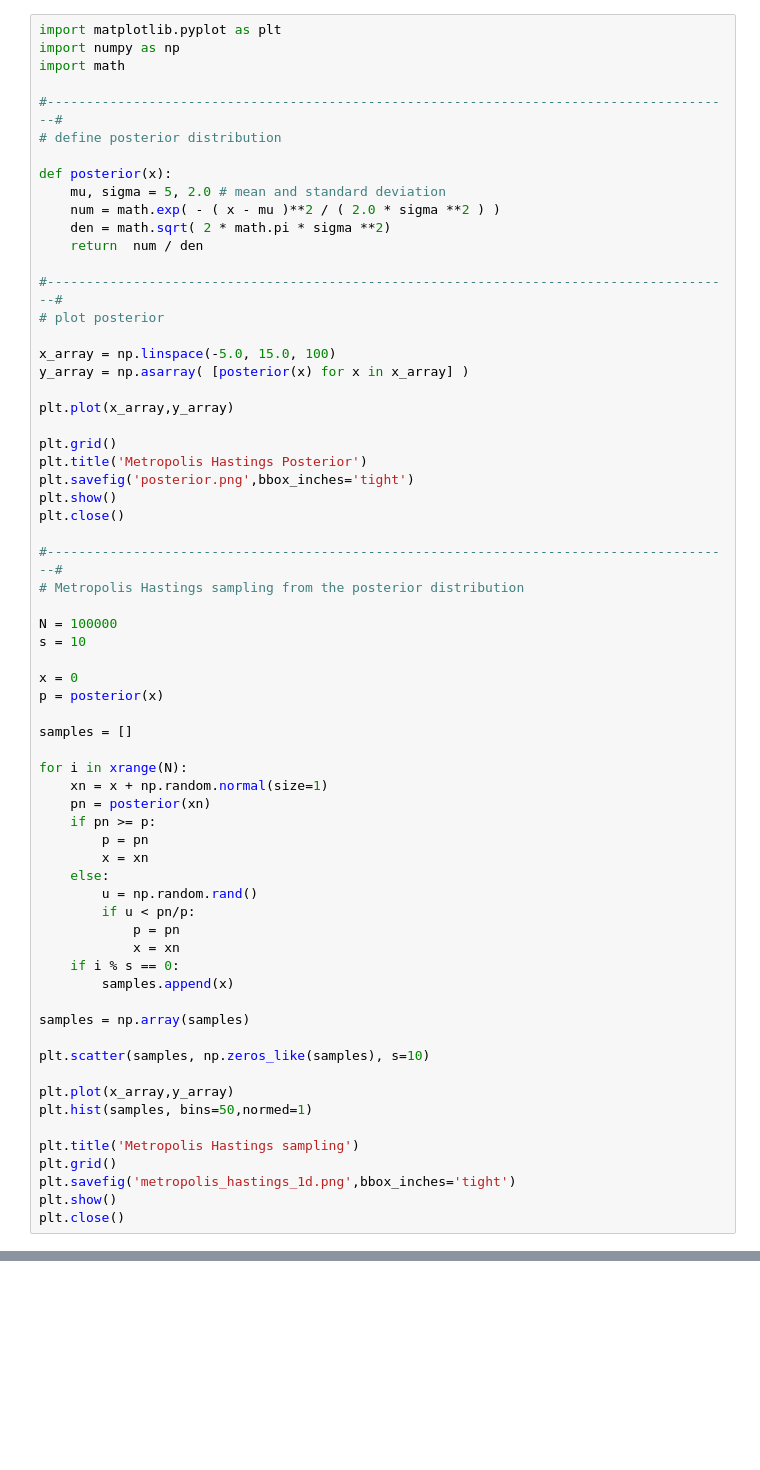
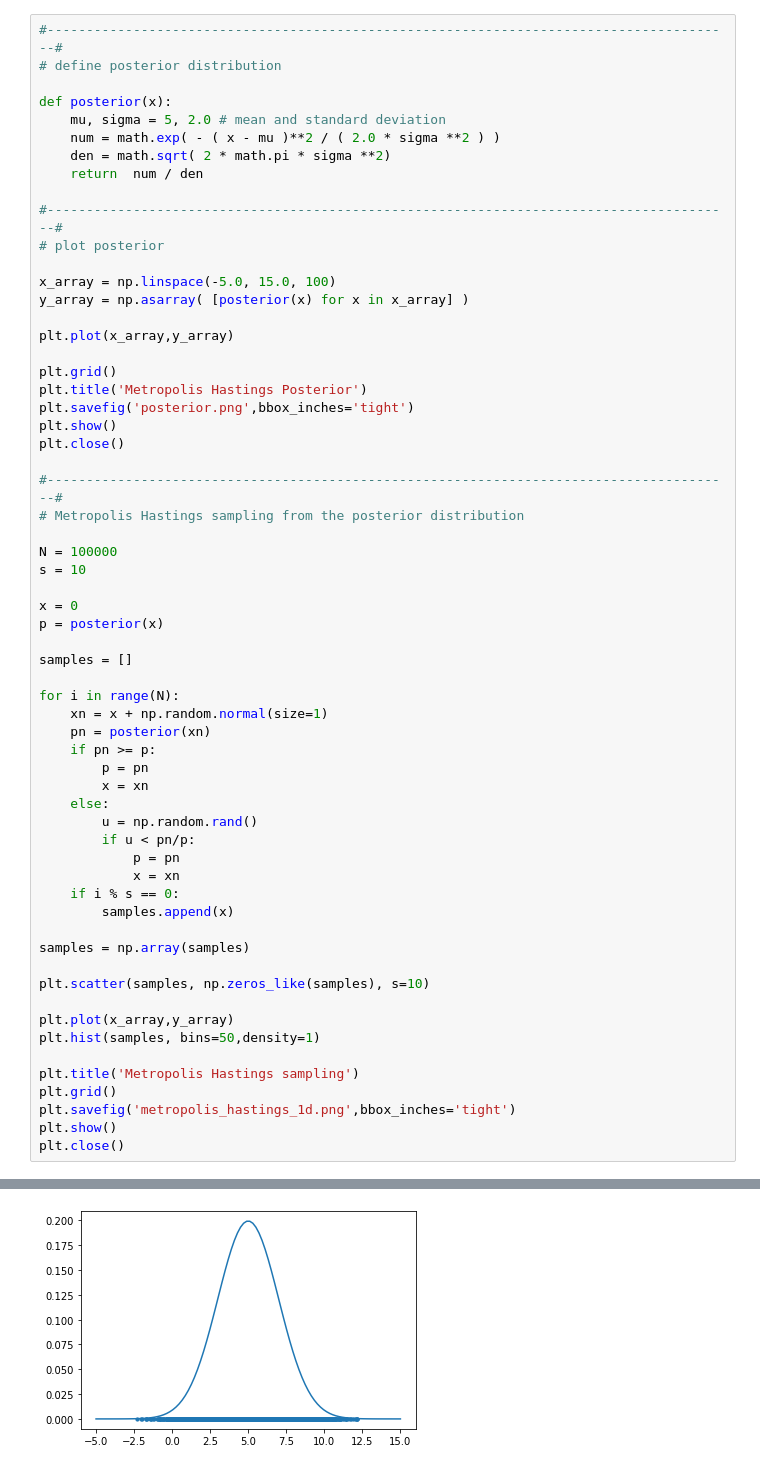
Before and after one commit to Aympab/Projet_Probas_Stats, a Jupyter notebook: code_prof.ipynb, the cells around one changed output, grey strips where cells are left out. Cells and saved outputs as stored; diff of their text form; blank space fills up the shorter version.

```diff
--- a/code_prof.ipynb
+++ b/code_prof.ipynb
@@ -1,8 +1,4 @@
 # %%
-import matplotlib.pyplot as plt
-import numpy as np
-import math
-
 #----------------------------------------------------------------------------------------#
 # define posterior distribution
 
@@ -37,7 +33,7 @@ p = posterior(x)
 
 samples = []
 
-for i in xrange(N):
+for i in range(N):
     xn = x + np.random.normal(size=1)
     pn = posterior(xn)
     if pn >= p:
@@ -56,7 +52,7 @@ samples = np.array(samples)
 plt.scatter(samples, np.zeros_like(samples), s=10)
 
 plt.plot(x_array,y_array)
-plt.hist(samples, bins=50,normed=1)
+plt.hist(samples, bins=50,density=1)
 
 plt.title('Metropolis Hastings sampling')
 plt.grid()
@@ -68,0 +65 @@ NameError: name 'xrange' is not defined
+[figure, added]
```
Also changed, not shown: parts of 1 cell of this notebook, 6 other files.
